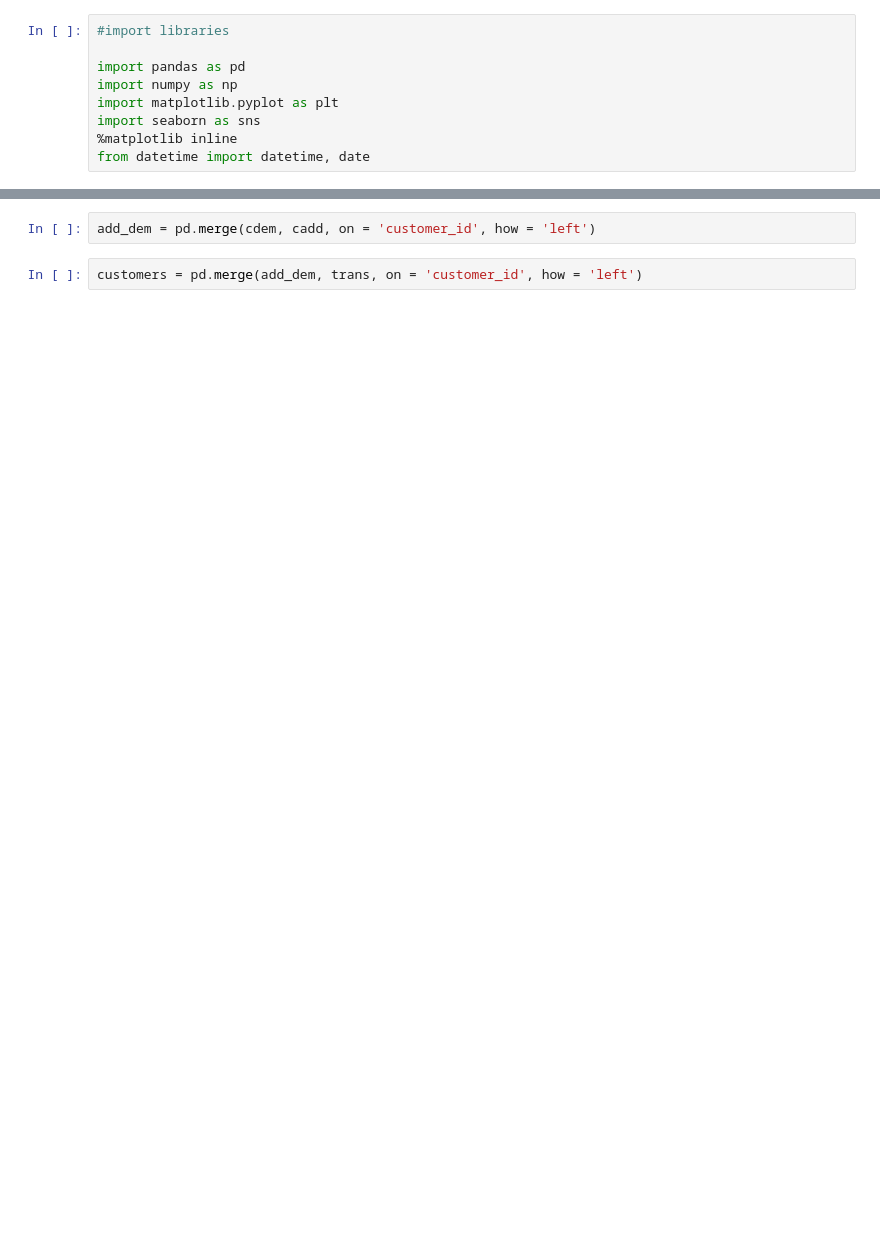
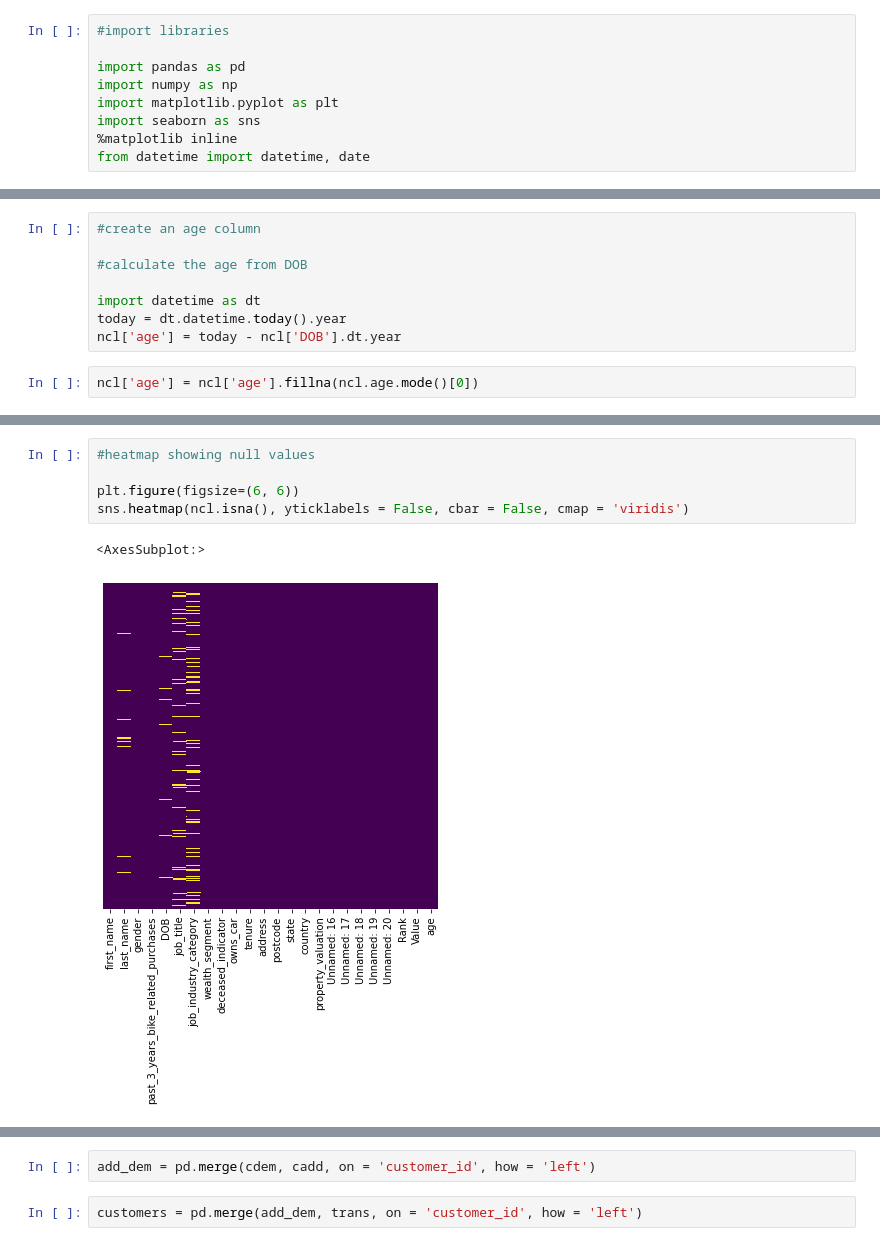
Before and after one commit to victordanok/KPMG-Forage-Internship, a Jupyter notebook: KPMG Module 1.ipynb, the cells around one changed output, grey strips where cells are left out. Drawn from its saved outputs; the diff is of its cells as text; blank space fills up the shorter version.

```diff
--- a/KPMG Module 1.ipynb
+++ b/KPMG Module 1.ipynb
@@ -96,0 +362,10 @@ cadd.customer_id.nunique()
+# %%
+#create an age column
+
+#calculate the age from DOB
+
+import datetime as dt
+today = dt.datetime.today().year
+ncl['age'] = today - ncl['DOB'].dt.year
+# %%
+ncl['age'] = ncl['age'].fillna(ncl.age.mode()[0])
@@ -96,0 +399,8 @@ cadd.customer_id.nunique()
+# %%
+#heatmap showing null values
+
+plt.figure(figsize=(6, 6))
+sns.heatmap(ncl.isna(), yticklabels = False, cbar = False, cmap = 'viridis')
+# %% [output]
+<AxesSubplot:>
+[figure, added]
```
Also changed, not shown: parts of 141 cells of this notebook.
